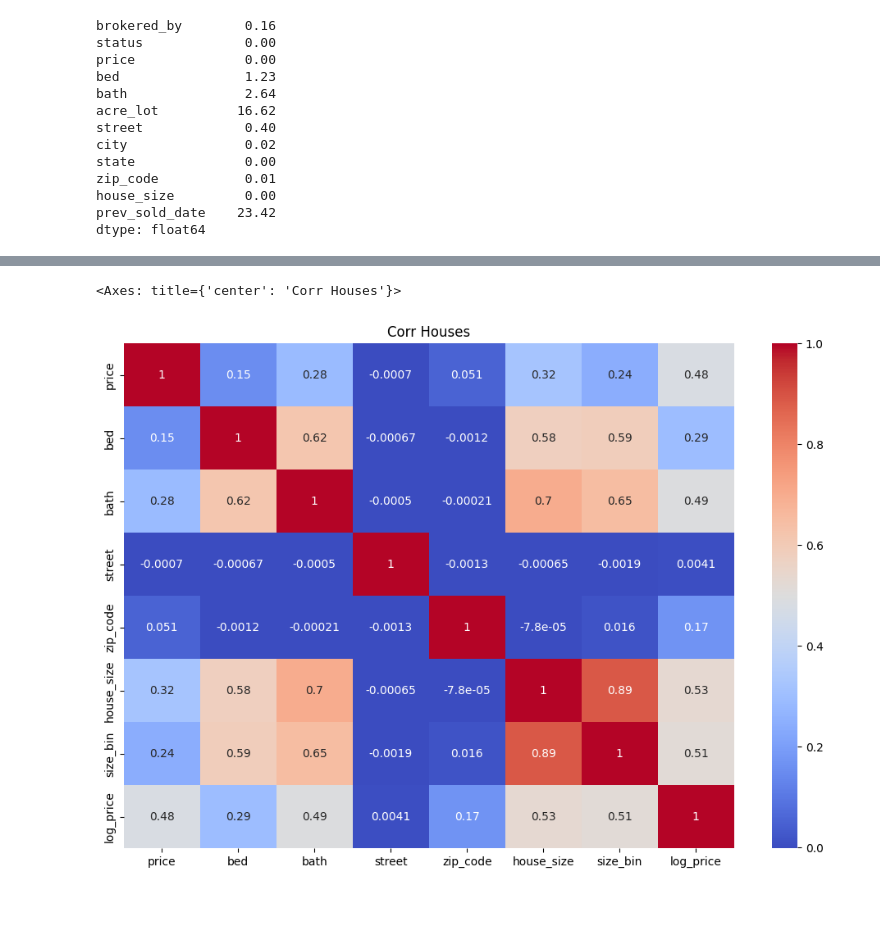
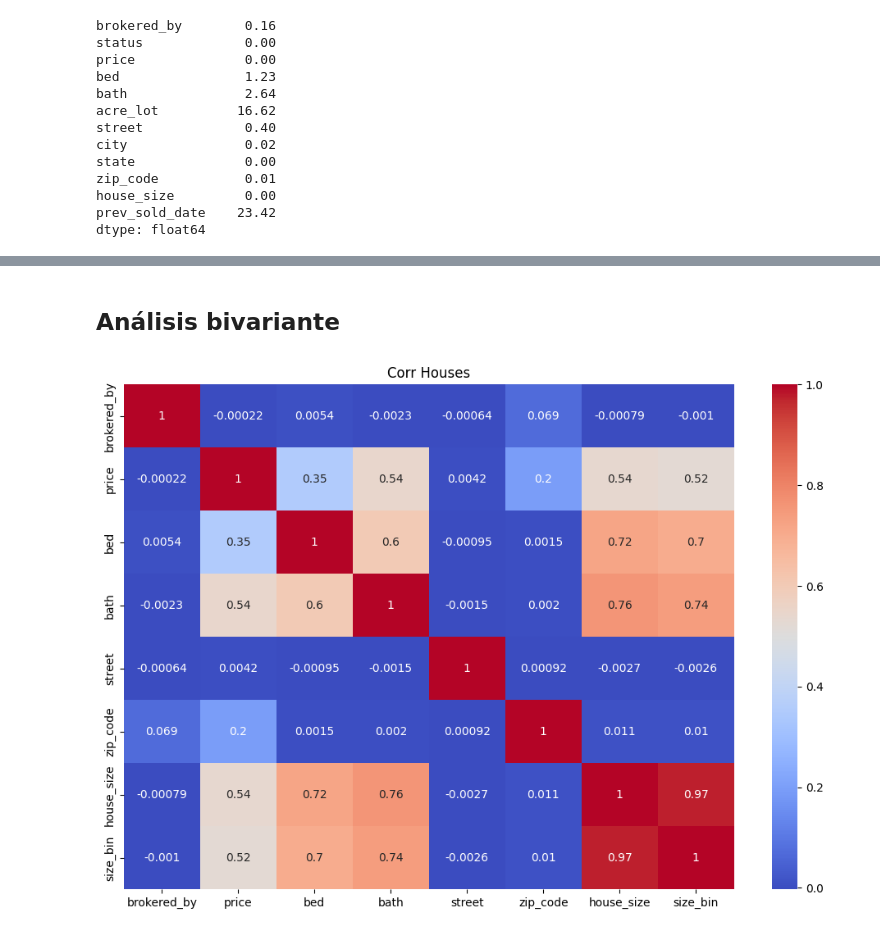
Before and after one commit to abdonrb/Real_state_ML, a Jupyter notebook: notebooks/Eda.ipynb, the cells around one changed output, grey strips where cells are left out. Cells and saved outputs as stored; diff of their text form; code cells hidden in the pictures; blank space fills up the shorter version.

```diff
--- a/notebooks/Eda.ipynb
+++ b/notebooks/Eda.ipynb
@@ -223,5 +230,2 @@ prev_sold_date    385148
 size_bin               0
 dtype: int64
-# %%
-df2.drop(columns=['brokered_by','acre_lot'],inplace=True)
-# Estas 2 columnas las eliminamos directamente, no la usaremos para el analisis.
@@ -244,0 +232,5 @@ analyzer_house.plot_numeric()
+# %%
+df2 = df2.drop(columns=['acre_lot','prev_sold_date'])
+# Eliminamos acre_lor y prev_sold_date por alta cantidad de nulos
+# %%
+df2['property_type'] = df2['size_bin'].apply(lambda x: 'Mansion' if x == 8 else 'House')
@@ -244,0 +292,5 @@ analyzer_house.plot_numeric()
+# %%
+df2['bed_group'] = df2['bed'].apply(lambda x: '10+' if x > 10 else str(int(x)))
+df2['bath_group'] = df2['bath'].apply(lambda x: '10+' if x > 10 else str(int(x)))
+
+# Agrupamos bed y bath para una mejor visualizacion.
@@ -245,9 +348,10 @@ analyzer_house.plot_numeric()
+# %% [markdown]
+## Análisis bivariante
 # %%
-df_house['size_bin'] = df_house['size_bin'].astype('int')
-df_corr = df_house.corr(numeric_only=True)
+df2['size_bin'] = df2['size_bin'].astype('int')
+df_corr = df2.corr(numeric_only=True,method='spearman')
 plt.figure(figsize=(12,8))
 plt.title('Corr Houses')
 sns.heatmap(df_corr,annot=True, cmap='coolwarm');
 # %% [output]
-<Axes: title={'center': 'Corr Houses'}>
-[figure, old version]
+[figure, new version]
```
Also changed, not shown: parts of 45 cells of this notebook, 1 other file.
